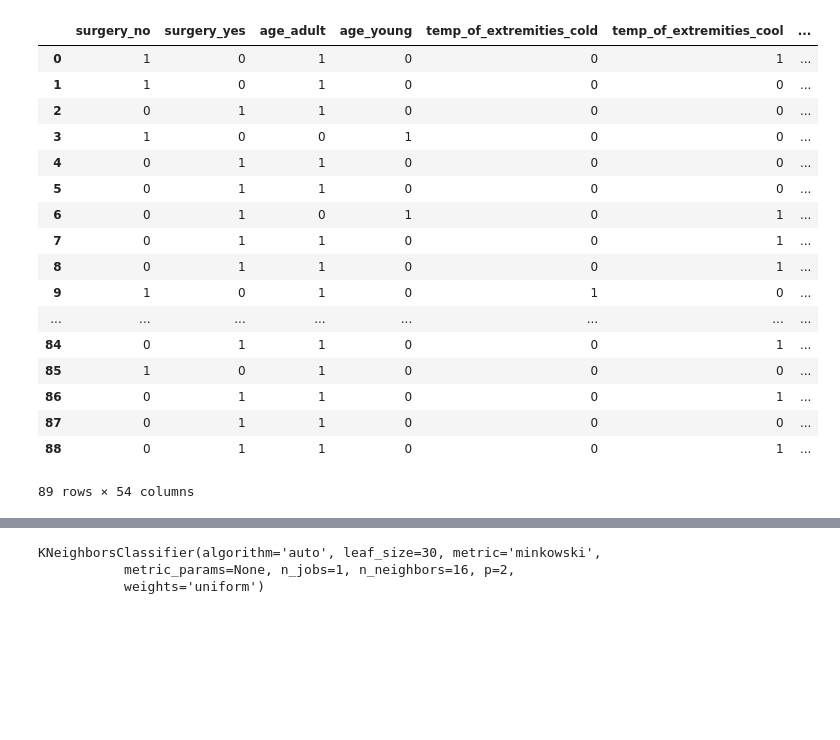
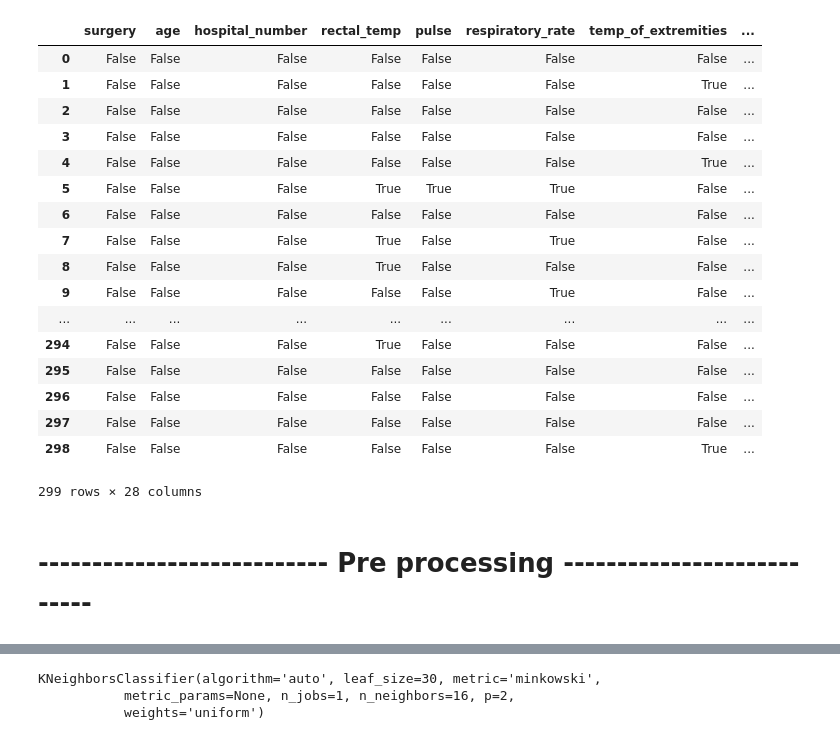
Before and after one commit to acresende/data-mining-puc-final-task, a Jupyter notebook: Data-Mining-Horse-Final.ipynb, the cells around one changed output, grey strips where cells are left out. Cells and saved outputs as stored; diff of their text form; code cells hidden in the pictures; blank space fills up the shorter version.

```diff
--- a/Data-Mining-Horse-Final.ipynb
+++ b/Data-Mining-Horse-Final.ipynb
@@ -16 +104,26 @@ pd.options.display.max_rows = 999
+# %%
+#Nulls
+result = pd.isnull(horsesDataSet)
+result
+# %% [output]
+|  | surgery | age | hospital_number | rectal_temp | pulse | respiratory_rate | temp_of_extremities | ... |
+| 0 | False | False | False | False | False | False | False | ... |
+| 1 | False | False | False | False | False | False | True | ... |
+| 2 | False | False | False | False | False | False | False | ... |
+| 3 | False | False | False | False | False | False | False | ... |
+| 4 | False | False | False | False | False | False | True | ... |
+| 5 | False | False | False | True | True | True | False | ... |
+| 6 | False | False | False | False | False | False | False | ... |
+| 7 | False | False | False | True | False | True | False | ... |
+| 8 | False | False | False | True | False | False | False | ... |
+| 9 | False | False | False | False | False | True | False | ... |
+| ... | ... | ... | ... | ... | ... | ... | ... | ... |
+| 294 | False | False | False | True | False | False | False | ... |
+| 295 | False | False | False | False | False | False | False | ... |
+| 296 | False | False | False | False | False | False | False | ... |
+| 297 | False | False | False | False | False | False | False | ... |
+| 298 | False | False | False | False | False | False | True | ... |
+299 rows × 28 columns
+# %% [markdown]
+# --------------------------- Pre processing ---------------------------
 # %%
@@ -145,21 +149,0 @@ PreProcessedHorseDataSetTest = pd.concat([AttributesHorseDataSetTest, TargetHors
-# %%
-PreProcessedHorseDataSetTest
-# %% [output]
-|  | surgery_no | surgery_yes | age_adult | age_young | temp_of_extremities_cold | temp_of_extremities_cool | ... |
-| 0 | 1 | 0 | 1 | 0 | 0 | 1 | ... |
-| 1 | 1 | 0 | 1 | 0 | 0 | 0 | ... |
-| 2 | 0 | 1 | 1 | 0 | 0 | 0 | ... |
-| 3 | 1 | 0 | 0 | 1 | 0 | 0 | ... |
-| 4 | 0 | 1 | 1 | 0 | 0 | 0 | ... |
-| 5 | 0 | 1 | 1 | 0 | 0 | 0 | ... |
-| 6 | 0 | 1 | 0 | 1 | 0 | 1 | ... |
-| 7 | 0 | 1 | 1 | 0 | 0 | 1 | ... |
-| 8 | 0 | 1 | 1 | 0 | 0 | 1 | ... |
-| 9 | 1 | 0 | 1 | 0 | 1 | 0 | ... |
-| ... | ... | ... | ... | ... | ... | ... | ... |
-| 84 | 0 | 1 | 1 | 0 | 0 | 1 | ... |
-| 85 | 1 | 0 | 1 | 0 | 0 | 0 | ... |
-| 86 | 0 | 1 | 1 | 0 | 0 | 1 | ... |
-| 87 | 0 | 1 | 1 | 0 | 0 | 0 | ... |
-| 88 | 0 | 1 | 1 | 0 | 0 | 1 | ... |
-89 rows × 54 columns
```
Also changed, not shown: parts of 38 cells of this notebook, 2 other files.
